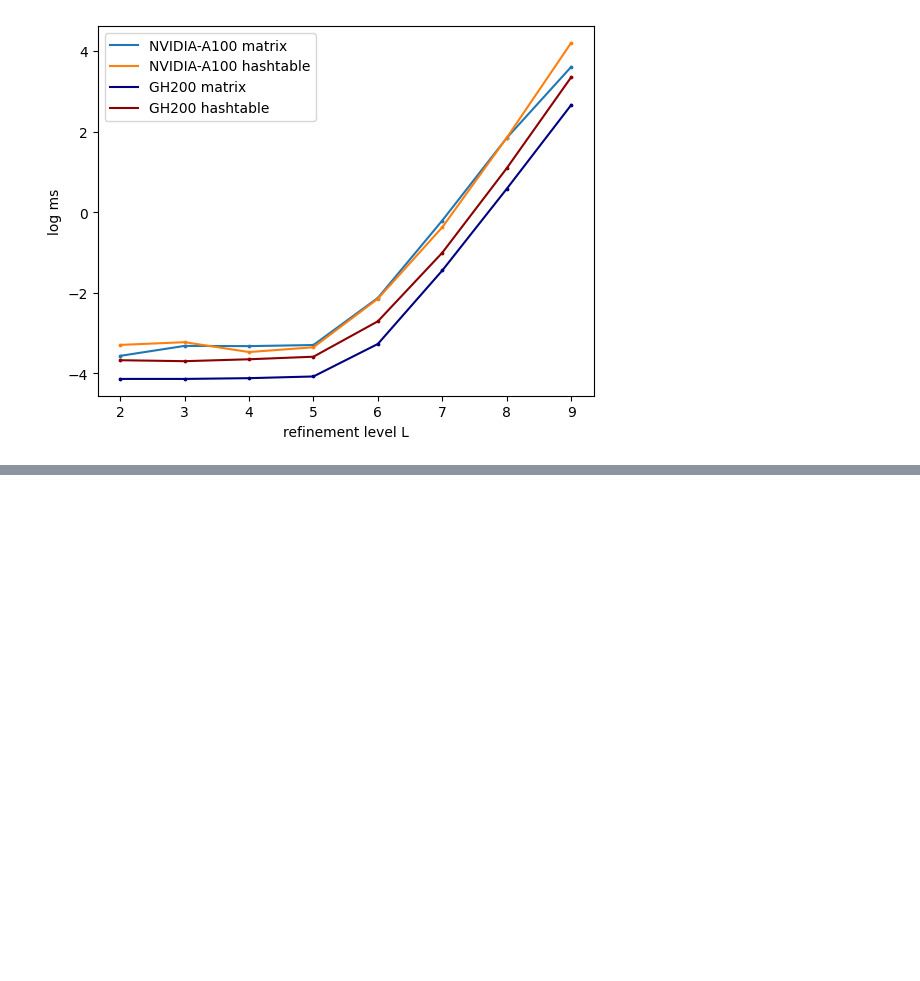
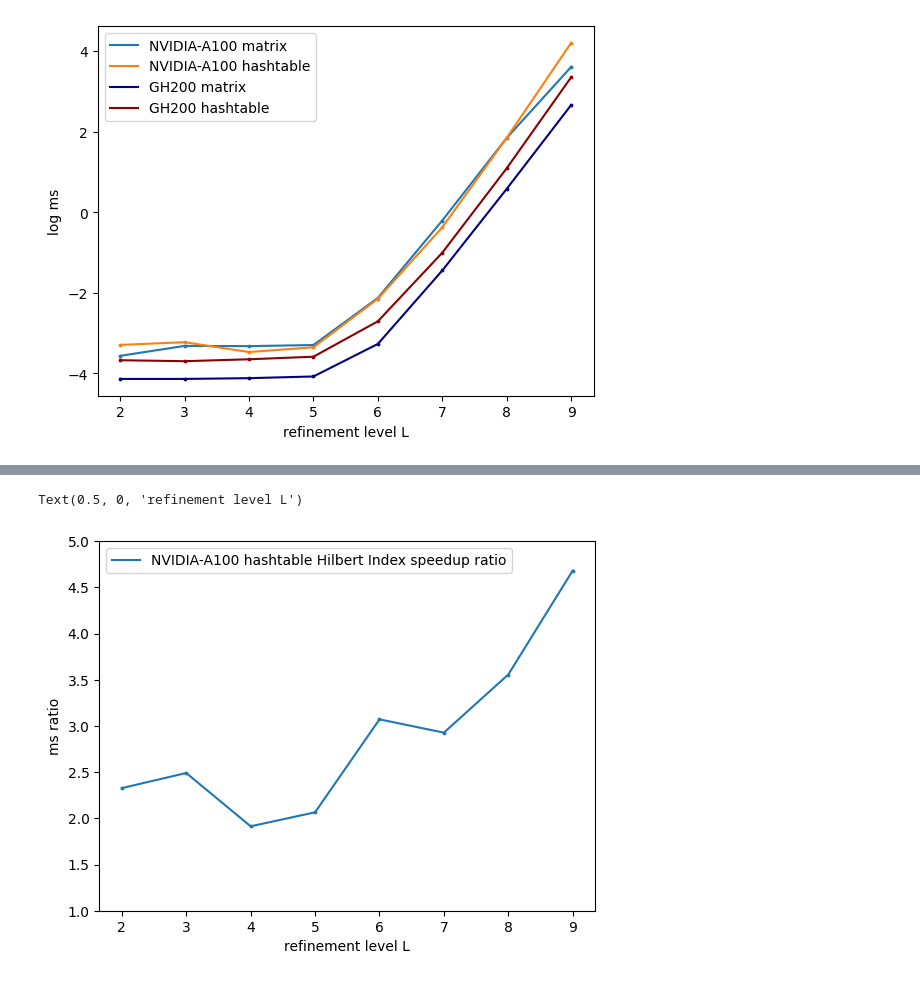
Before and after one commit to 314152718/amr-gpu, a Jupyter notebook: visualize.ipynb, the cells around one changed output, grey strips where cells are left out. Saved outputs shown, nothing was run; the diff lists cells and outputs as text; code cells hidden in the pictures; blank space fills up the shorter version.

```diff
--- a/visualize.ipynb
+++ b/visualize.ipynb
@@ -307,0 +338,11 @@ Text(0.5, 0, 'refinement level L')
+# %%
+plt.scatter(times_hashtable_df.L, times_hashtable_df.dur_ms / times_hashtable_hindex.dur_ms, s=3)
+plt.plot(times_hashtable_df.L, times_hashtable_df.dur_ms / times_hashtable_hindex.dur_ms,
+         label='NVIDIA-A100 hashtable Hilbert Index speedup ratio')
+plt.ylim(1, 5)
+plt.legend()
+plt.ylabel('ms ratio')
+plt.xlabel('refinement level L')
+# %% [output]
+Text(0.5, 0, 'refinement level L')
+[figure, added]
```
Also changed, not shown: parts of 3 cells of this notebook, 1 other file.
